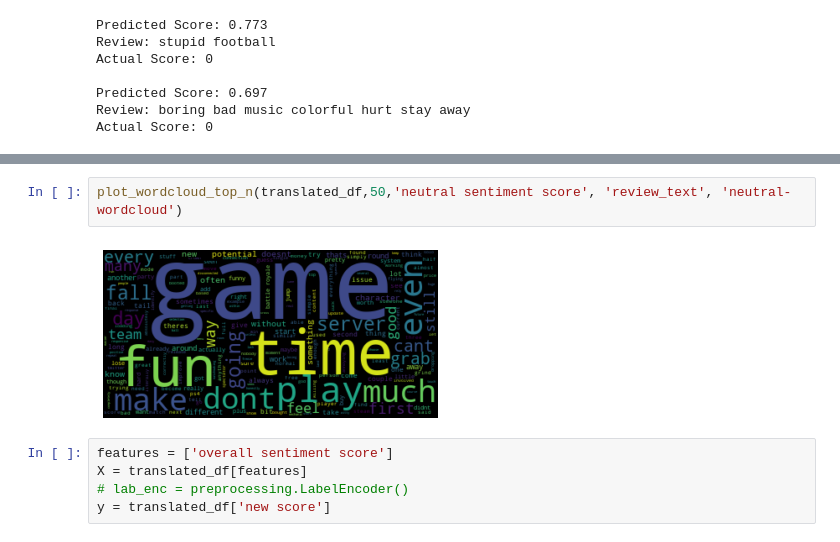
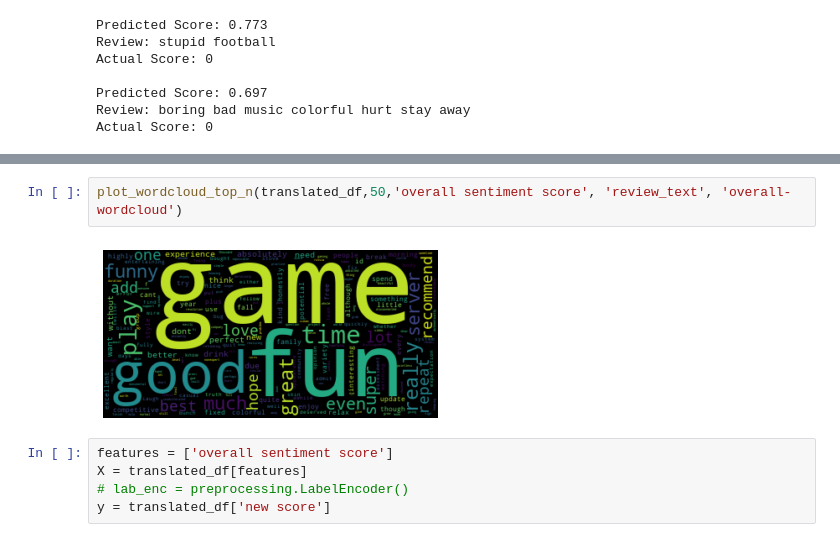
Before and after one commit to ehern251/ML-Project, a Jupyter notebook: Project-V4.ipynb, the cells around one changed output, grey strips where cells are left out. Saved outputs shown, nothing was run; the diff lists cells and outputs as text.

```diff
--- a/Project-V4.ipynb
+++ b/Project-V4.ipynb
@@ -317,7 +317,7 @@ plot_wordcloud_top_n(translated_df,50,'negative sentiment score','review_text','
 # %%
-plot_wordcloud_top_n(translated_df,50,'neutral sentiment score', 'review_text', 'neutral-wordcloud')
+plot_wordcloud_top_n(translated_df,50,'overall sentiment score', 'review_text', 'overall-wordcloud')
 # %% [output]
-[figure, old version]
+[figure, new version]
 # %%
 features = ['overall sentiment score']
 X = translated_df[features]
```
Also changed, not shown: parts of 31 cells of this notebook.
